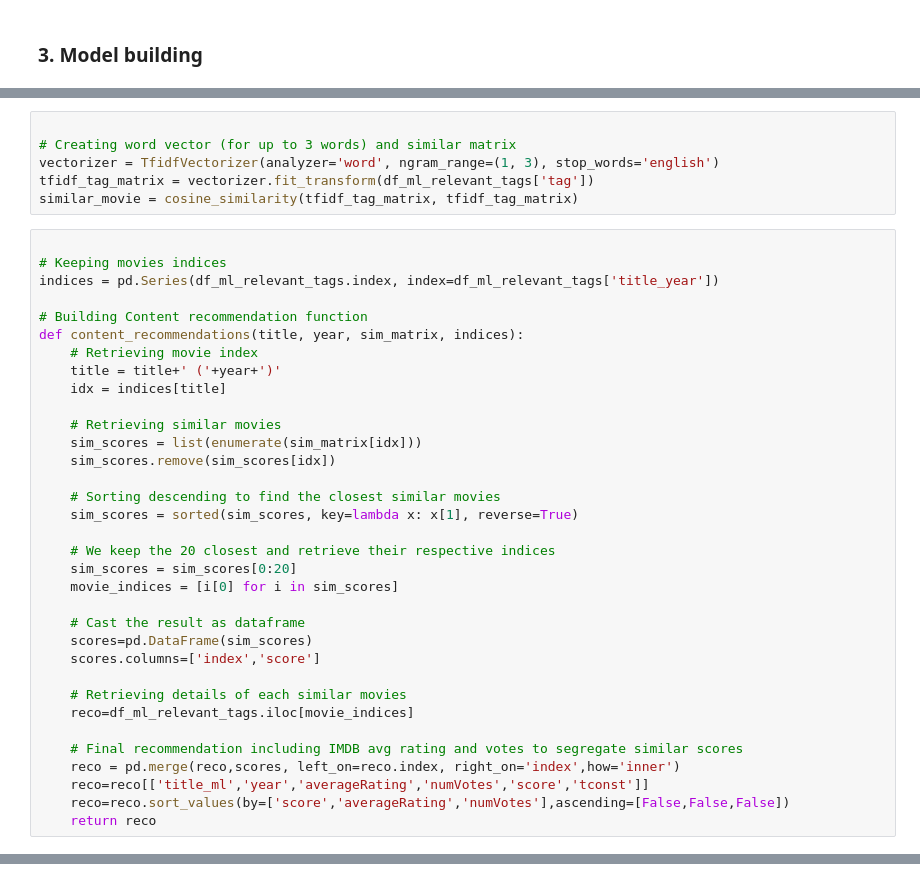
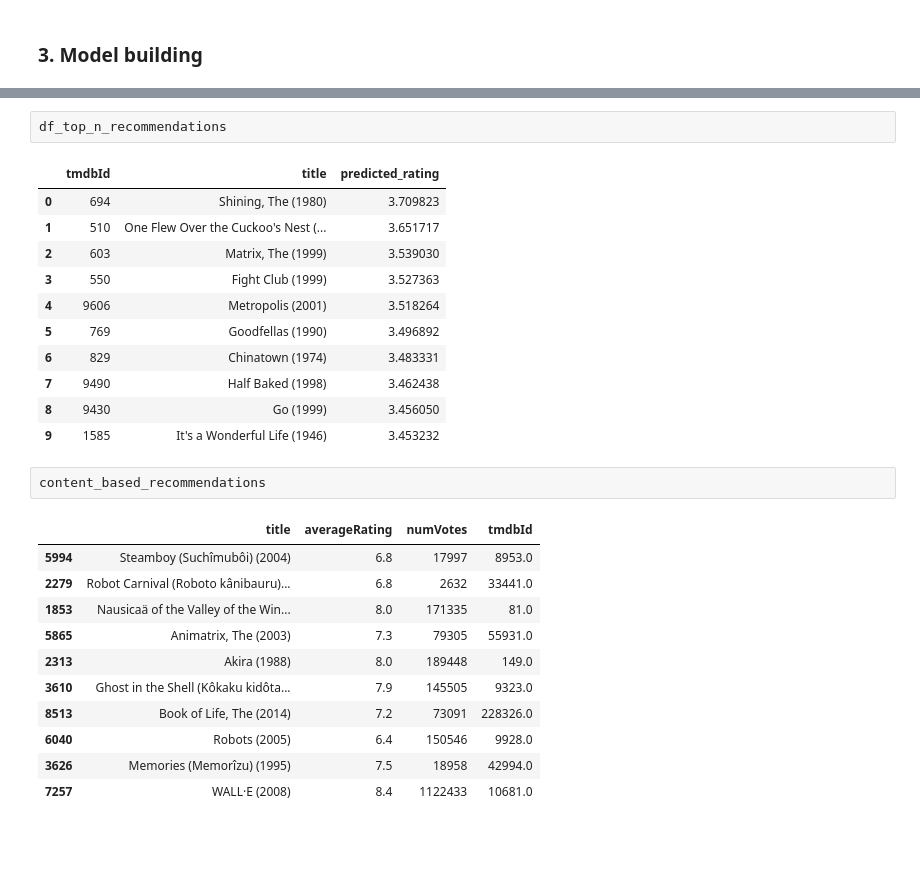
Before and after one commit to ThomasSabatier/An-Awesome-Movie-Recommender, a Jupyter notebook: notebooks/main_recommandation_films.ipynb, the cells around one changed output, grey strips where cells are left out. Drawn from its saved outputs; the diff is of its cells as text; blank space fills up the shorter version.

```diff
--- a/notebooks/main_recommandation_films.ipynb
+++ b/notebooks/main_recommandation_films.ipynb
@@ -378,40 +173,0 @@ df_ml_relevant_tags['tag']=df_ml_relevant_tags['tag'].str.lower()
-# %%
-
-# Creating word vector (for up to 3 words) and similar matrix
-vectorizer = TfidfVectorizer(analyzer='word', ngram_range=(1, 3), stop_words='english')
-tfidf_tag_matrix = vectorizer.fit_transform(df_ml_relevant_tags['tag'])
-similar_movie = cosine_similarity(tfidf_tag_matrix, tfidf_tag_matrix)
-# %%
-
-# Keeping movies indices
-indices = pd.Series(df_ml_relevant_tags.index, index=df_ml_relevant_tags['title_year'])
-
-# Building Content recommendation function
-def content_recommendations(title, year, sim_matrix, indices):
-    # Retrieving movie index
-    title = title+' ('+year+')'
-    idx = indices[title]
-
-    # Retrieving similar movies
-    sim_scores = list(enumerate(sim_matrix[idx]))
-    sim_scores.remove(sim_scores[idx])
-
-    # Sorting descending to find the closest similar movies
-    sim_scores = sorted(sim_scores, key=lambda x: x[1], reverse=True)
-
-    # We keep the 20 closest and retrieve their respective indices
-    sim_scores = sim_scores[0:20]
-    movie_indices = [i[0] for i in sim_scores]
-
-    # Cast the result as dataframe
-    scores=pd.DataFrame(sim_scores)
-    scores.columns=['index','score']
-
-    # Retrieving details of each similar movies
-    reco=df_ml_relevant_tags.iloc[movie_indices]
-
-    # Final recommendation including IMDB avg rating and votes to segregate similar scores
-    reco = pd.merge(reco,scores, left_on=reco.index, right_on='index',how='inner')
-    reco=reco[['title_ml','year','averageRating','numVotes','score','tconst']]
-    reco=reco.sort_values(by=['score','averageRating','numVotes'],ascending=[False,False,False])
-    return reco
@@ -433,0 +323,28 @@ df_ml_relevant_tags[df_ml_relevant_tags['title_ml']=='Innocence']
+# %%
+df_top_n_recommendations
+# %% [output]
+|  | tmdbId | title | predicted_rating |
+| 0 | 694 | Shining, The (1980) | 3.709823 |
+| 1 | 510 | One Flew Over the Cuckoo's Nest (... | 3.651717 |
+| 2 | 603 | Matrix, The (1999) | 3.539030 |
+| 3 | 550 | Fight Club (1999) | 3.527363 |
+| 4 | 9606 | Metropolis (2001) | 3.518264 |
+| 5 | 769 | Goodfellas (1990) | 3.496892 |
+| 6 | 829 | Chinatown (1974) | 3.483331 |
+| 7 | 9490 | Half Baked (1998) | 3.462438 |
+| 8 | 9430 | Go (1999) | 3.456050 |
+| 9 | 1585 | It's a Wonderful Life (1946) | 3.453232 |
+# %%
+content_based_recommendations
+# %% [output]
+|  | title | averageRating | numVotes | tmdbId |
+| 5994 | Steamboy (Suchîmubôi) (2004) | 6.8 | 17997 | 8953.0 |
+| 2279 | Robot Carnival (Roboto kânibauru)... | 6.8 | 2632 | 33441.0 |
+| 1853 | Nausicaä of the Valley of the Win... | 8.0 | 171335 | 81.0 |
+| 5865 | Animatrix, The (2003) | 7.3 | 79305 | 55931.0 |
+| 2313 | Akira (1988) | 8.0 | 189448 | 149.0 |
+| 3610 | Ghost in the Shell (Kôkaku kidôta... | 7.9 | 145505 | 9323.0 |
+| 8513 | Book of Life, The (2014) | 7.2 | 73091 | 228326.0 |
+| 6040 | Robots (2005) | 6.4 | 150546 | 9928.0 |
+| 3626 | Memories (Memorîzu) (1995) | 7.5 | 18958 | 42994.0 |
+| 7257 | WALL·E (2008) | 8.4 | 1122433 | 10681.0 |
```
Also changed, not shown: parts of 32 cells of this notebook, 1 other file.
